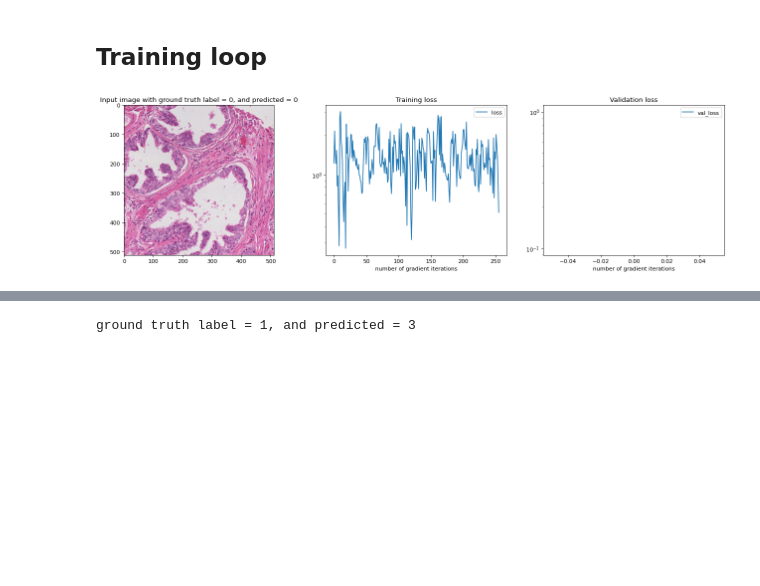
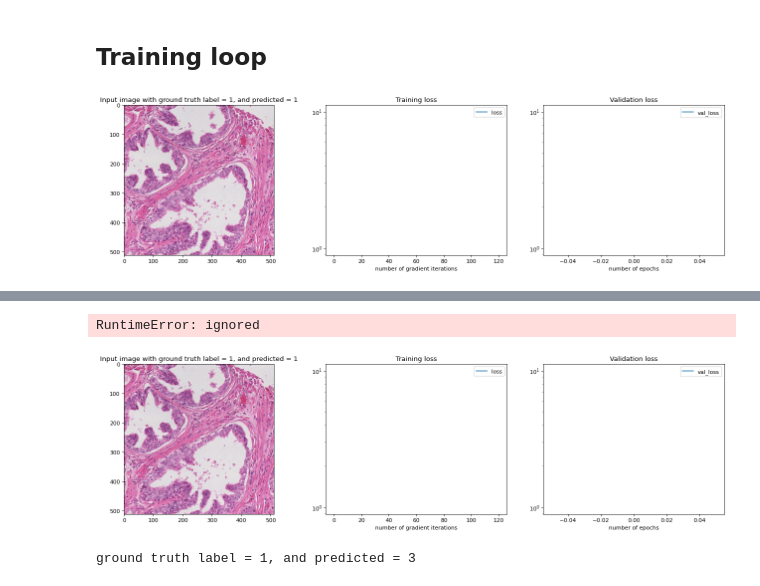
Before and after one commit to Roozbeh-Bazargani/CPSC540-project, a Jupyter notebook: baseline/ResNet_baseline.ipynb, the cells around one changed output, grey strips where cells are left out. Saved outputs shown, nothing was run; the diff lists cells and outputs as text; code cells hidden in the pictures; blank space fills up the shorter version.

```diff
--- a/baseline/ResNet_baseline.ipynb
+++ b/baseline/ResNet_baseline.ipynb
@@ -76,9 +93,9 @@ class VPCDataset(Dataset):
     return {'img': img, 'label': y}
     # return (img, y)
 # %%
-dataset_train = VPCDataset(path_VPC, train_slides_vpc, map, transform=transforms.ToTensor())
-dataset_val = VPCDataset(path_VPC, val_slides_vpc, map, transform=transforms.ToTensor())
-dataset_test = VPCDataset(path_VPC, test_slides_vpc, map, transform=transforms.ToTensor())
+dataset_train = VPCDataset(path_VPC, train_slides_vpc, map, transform=transforms.ToTensor(), store_all_imgs=True)
+dataset_val = VPCDataset(path_VPC, val_slides_vpc, map, transform=transforms.ToTensor(), store_all_imgs=True)
+dataset_test = VPCDataset(path_VPC, test_slides_vpc, map, transform=transforms.ToTensor(), store_all_imgs=True)
 # %%
 train_loader = DataLoader(dataset=dataset_train, batch_size=batch_size, num_workers=0)
 val_loader = DataLoader(dataset=dataset_val, batch_size=batch_size, num_workers=0)
@@ -201,9 +219,10 @@ axes = fig.subplots(1,3)
 
 optimizer = torch.optim.Adam(model.parameters(), lr=0.001)
 
-num_epochs = 2
+num_epochs = 20
 losses = []
-val_losses = []
+# val_losses = []
+val_accs = []
 
 for e in range(num_epochs):
     train_iter = iter(train_loader)
@@ -236,37 +255,42 @@ for e in range(num_epochs):
             # plot the training error on a log plot
             axes[1].plot(losses, label='loss')
             axes[1].set_yscale('log')
             axes[1].set_title('Training loss')
             axes[1].set_xlabel('number of gradient iterations')
             axes[1].legend()
 
             # plot the training error on a log plot
-            axes[2].plot(val_losses, label='val_loss')
+            # axes[2].plot(val_losses, label='val_loss')
+            axes[2].plot(val_accs, label='val_loss')
             axes[2].set_yscale('log')
             axes[2].set_title('Validation loss')
-            axes[2].set_xlabel('number of gradient iterations')
+            axes[2].set_xlabel('number of epochs')
             axes[2].legend()
 
             # clear output window and diplay updated figure
             display.clear_output(wait=True)
             display.display(plt.gcf())
-            print("Epoch {}, iteration {} of {} ({} %), loss={}".format(e, i, len(train_loader), 100*i//len(train_loader), losses[-1]))
+            print("Epoch {}, iteration {} of {} ({} %), loss={}".format(e, i, len(dataset_train), 100*i//len(train_loader), losses[-1]))
             # print("Training for the specified amount of epochs would take long.\nStop the process once you verified that the training works on your setup.")
 
     ## Validation
     val_iter = iter(val_loader)
     model.eval()
-    val_loss = 0
+    # val_loss = 0
+    val_acc = 0
     for i in range(10): # len(val_loader)
         batch_cpu = next(val_iter)
         batch_gpu = dict_to_device(batch_cpu, 'cuda')
         pred = model(batch_gpu)
         pred_cpu = dict_to_device(pred, 'cpu')
         # MSE loss
-        val_loss += (torch.nn.functional.cross_entropy(pred['label'], nn.functional.one_hot(batch_gpu['label'], num_classes=num_classes).double()) * batch_gpu['label'].shape[0] / batch_size).item()
+        # val_loss += (torch.nn.functional.cross_entropy(pred['label'], nn.functional.one_hot(batch_gpu['label'], num_classes=num_classes).double()) * batch_gpu['label'].shape[0] / batch_size).item()
+        print(val_acc)
+        val_acc += (torch.sum(pred['label'] == nn.functional.one_hot(batch_gpu['label'])) * batch_gpu['label'].shape[0] / batch_size).item()
 
-    val_losses.append(val_loss/len(train_loader)) # divide by all the samples !!!!!!!!!!!!!! Find a way to fix this!!!
+    # val_losses.append(val_loss/len(train_loader)) # divide by all the samples !!!!!!!!!!!!!! Find a way to fix this!!!
+    val_accs.append(val_acc/len(dataset_val)) # divide by all the samples !!!!!!!!!!!!!! Find a way to fix this!!!
 
 plt.close('all')
 # %% [output]
-[figure, old version]
+[figure, new version]
@@ -274,3 +298,5 @@ Epoch 1, iteration 120 of 135 (88 %), loss=0.5118349455296993
+RuntimeError: ignored
+[figure, added]
 # %%
 print('ground truth label = {}, and predicted = {}'.format(1, 3))
 # %% [output]
```
Also changed, not shown: parts of 5 cells of this notebook.
